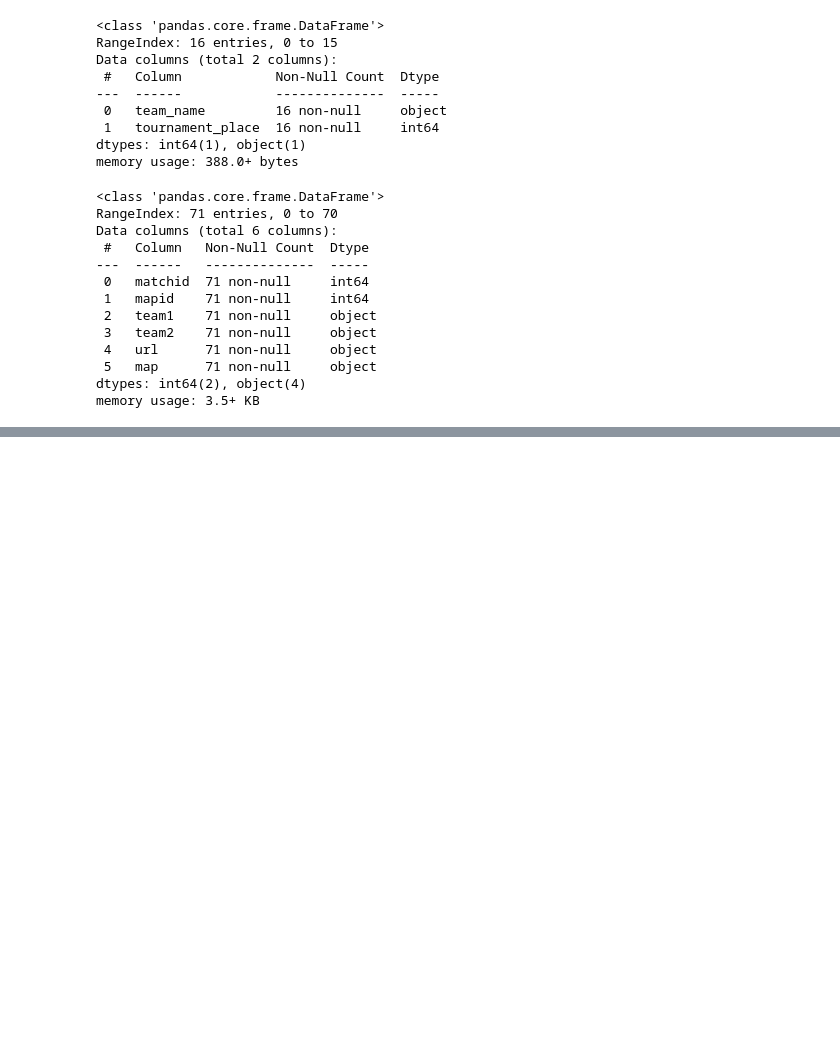
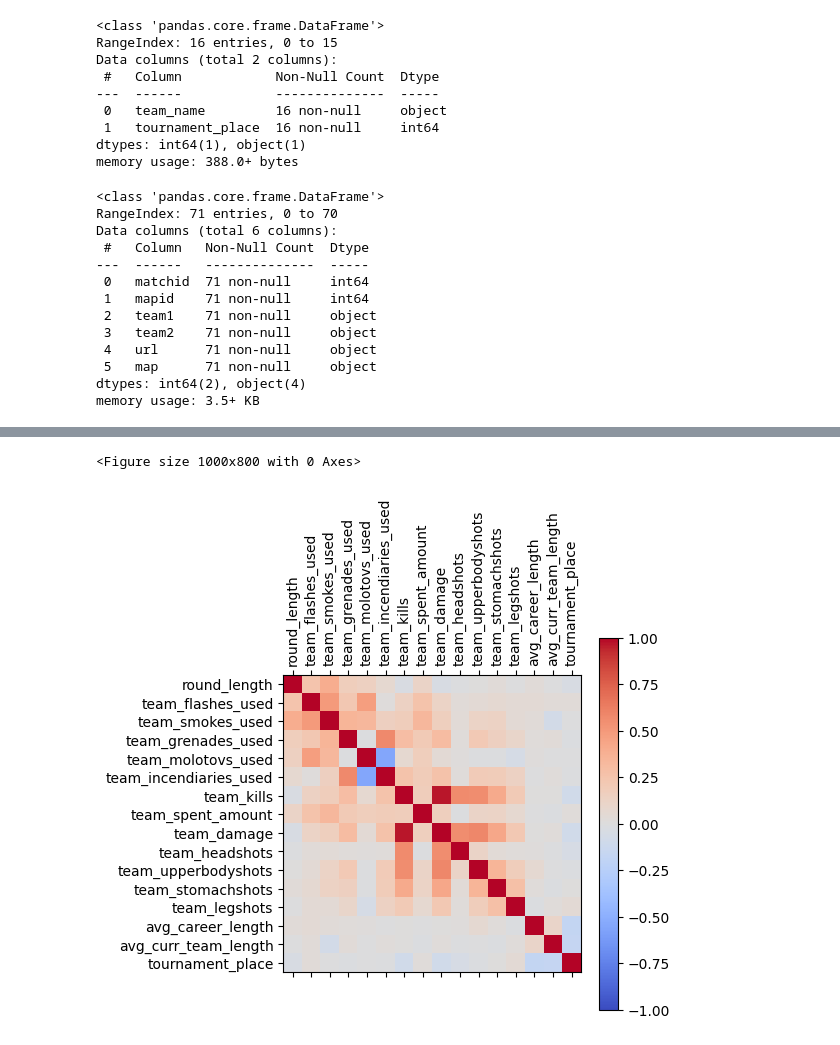
Before and after one commit to iwillreku3206/CSMODEL-MP, a Jupyter notebook: MP.ipynb, the cells around one changed output, grey strips where cells are left out. Drawn from its saved outputs; the diff is of its cells as text; code cells hidden in the pictures; blank space fills up the shorter version.

```diff
--- a/MP.ipynb
+++ b/MP.ipynb
@@ -390,3 +422,20 @@ Now we can see there are no differences.
+# %%
+# convert debut month to int
+players['proplayer_since_month'] = players['proplayer_since_month'].apply(lambda x: pd.to_datetime(x, format='%B').month)
+players['proplayer_since_year'] = players['proplayer_since_year'].astype(int)
+# convert debut current team to int
+players['on_team_since_month'] = players['on_team_since_month'].apply(lambda x: pd.to_datetime(x, format='%B').month)
+players['on_team_since_year'] = players['on_team_since_year'].astype(int)
+
+# caclulate months from player's debut month and year to May 2025 when IEM Dallas was played
+players['career_length'] = (2025 - players['proplayer_since_year']) * 12 + (5 - players['proplayer_since_month'])
+players['curr_team_length'] = (2025 - players['on_team_since_year']) * 12 + (5 - players['on_team_since_month'])
+players.rename(columns={'name': 'player_name'}, inplace=True)
+players = players[['player_name', 'career_length', 'curr_team_length']]
+
+# perform joins
+demos = pd.merge(demos,players,on='player_name',how='inner')
+demos = pd.merge(demos, teams, on='team_name', how='inner')
 # %% [markdown]
 ## Player loadouts
 
@@ -1140,0 +661,61 @@ After using this tool/service, the author(s) reviewed and edited the content as
+# %%
+team_stats_aggregator = {
+    "round_length": "mean",
+    "player_flashes_used": "sum",
+    "player_smokes_used": "sum",
+    "player_grenades_used": "sum",
+    "player_molotovs_used": "sum",
+    "player_incendiaries_used": "sum",
+    "player_kills": "sum",
+    "player_spent_amount": "sum",
+    "player_damage": "sum",
+    "player_headshots": "sum",
+    "player_upperbodyshots": "sum",
+    "player_stomachshots": "sum",
+    "player_legshots": "sum",
+    "career_length": "mean",
+    "curr_team_length": "mean",
+    "tournament_place": "mean",
+}
+
+team_stats_column_names = {
+    "player_flashes_used": "team_flashes_used",
+    "player_smokes_used": "team_smokes_used",
+    "player_grenades_used": "team_grenades_used",
+    "player_molotovs_used": "team_molotovs_used",
+    "player_incendiaries_used": "team_incendiaries_used",
+    "player_kills": "team_kills",
+    "player_spent_amount": "team_spent_amount",
+    "player_damage": "team_damage",
+    "player_headshots": "team_headshots",
+    "player_upperbodyshots": "team_upperbodyshots",
+    "player_stomachshots": "team_stomachshots",
+    "player_legshots": "team_legshots",
+    "career_length": "avg_career_length",
+    "curr_team_length": "avg_curr_team_length",
+}
+
+# filter out pistol rounds
+team_stats_normalized = demos[(demos['round_number'] != 1) & (demos['round_number'] != 13)].copy()
+
+team_stats_normalized = team_stats_normalized.groupby(["round_id", "team_name"]).agg(team_stats_aggregator)
+
+team_stats_normalized = team_stats_normalized.rename(columns=team_stats_column_names)
+
+teams_corr = team_stats_normalized.corr(method="spearman")
+
+
+plt_pypl.figure(figsize=(10, 8))
+
+plt_pypl.matshow(teams_corr, cmap="coolwarm", vmin=-1, vmax=1)
+
+plt_pypl.colorbar()
+
+# if python gives a funny red underline for teams_corr, you can ignore it
+
+plt_pypl.xticks(range(len(teams_corr.columns)), teams_corr.columns, rotation=90)
+
+plt_pypl.yticks(range(len(teams_corr.index)), teams_corr.index)
+
+teams_corr
+# %% [output]
@@ -1140,0 +739,2 @@ After using this tool/service, the author(s) reviewed and edited the content as
+<Figure size 1000x800 with 0 Axes>
+[figure, added]
```
Also changed, not shown: parts of 202 cells of this notebook.
